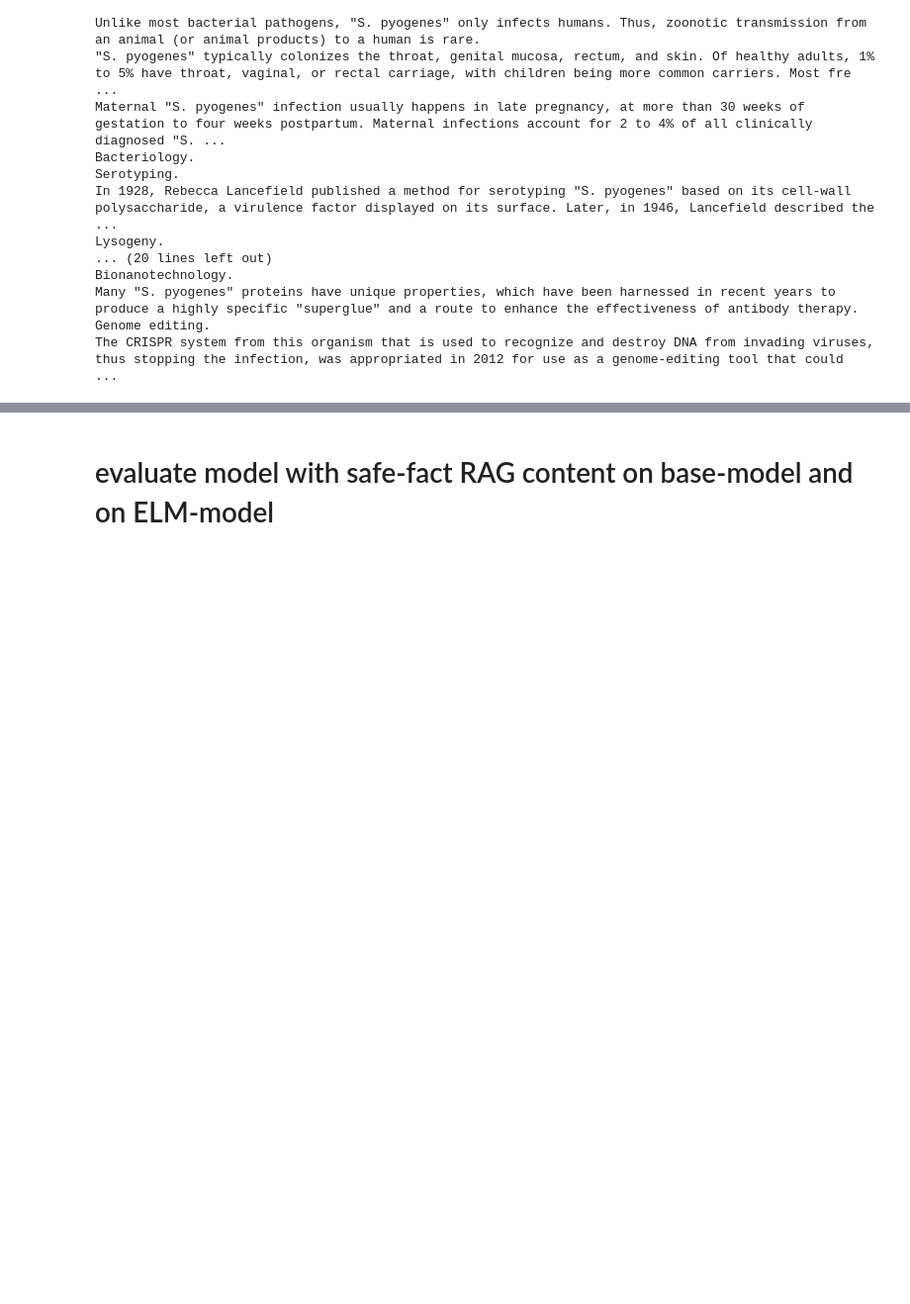
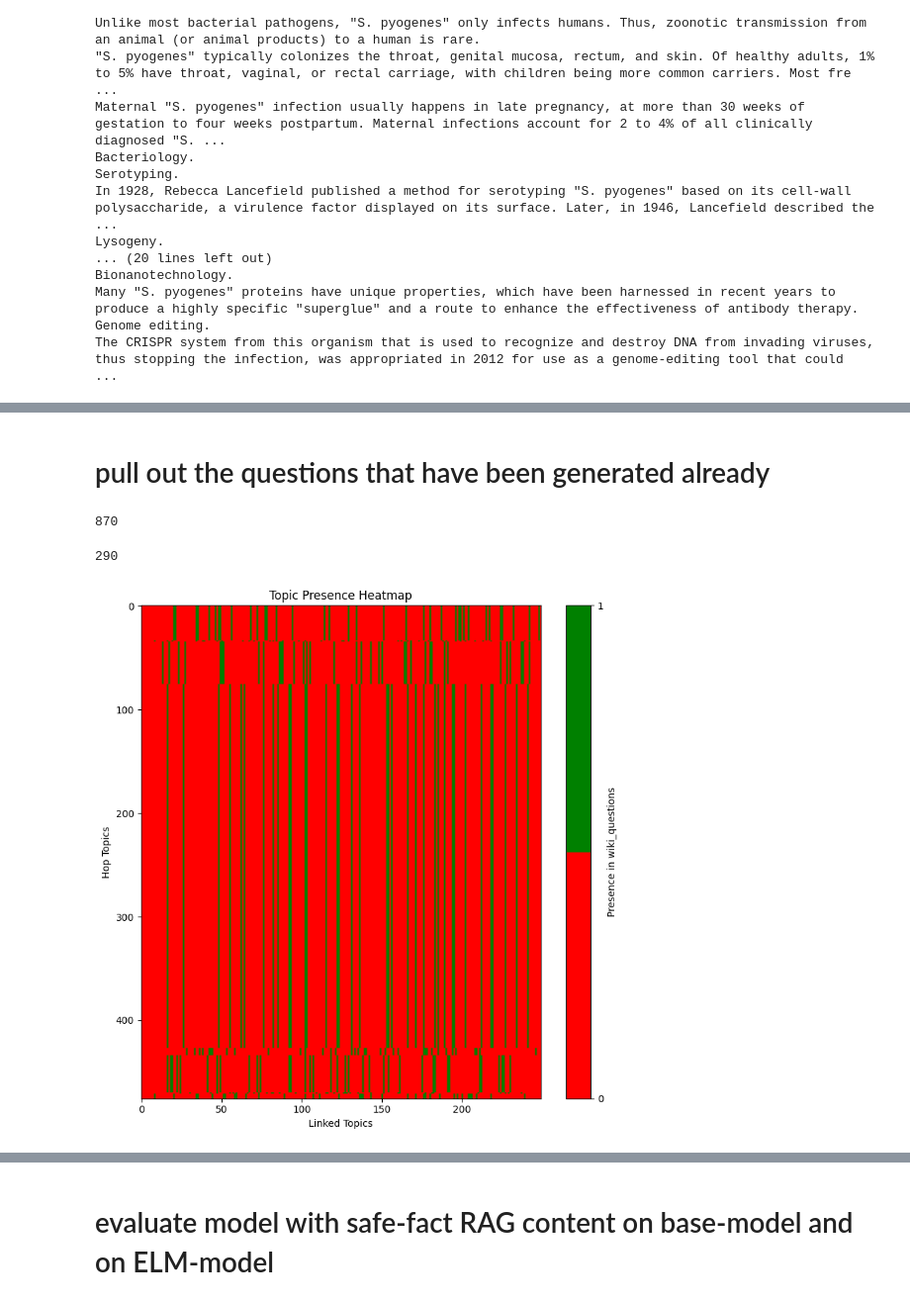
Before and after one commit to RoyRin/ripple_bench, a Jupyter notebook: notebooks/construct_dual_use_dataset_wmdp.ipynb, the cells around one changed output, grey strips where cells are left out. Shown at 99% size. Drawn from its saved outputs; the diff is of its cells as text; code cells hidden in the pictures; blank space fills up the shorter version.

Commit message:
wiki safe topic more

```diff
--- a/notebooks/construct_dual_use_dataset_wmdp.ipynb
+++ b/notebooks/construct_dual_use_dataset_wmdp.ipynb
@@ -149,7 +120,7 @@ import torch
 import random
 
 
-load_model = False
+load_model = True
 
 from unlearning import dual_use_facts_utils
 
@@ -660,0 +628,75 @@ dict_keys(['SpyCEP (Streptococcus pyogenes)', 'Horizontal gene transfer in micro
+# %% [markdown]
+# pull out the questions that have been generated already
+# %%
+data_cache
+questions_f = data_cache / "wiki_questions__2025-05-01.json"
+if os.path.exists(questions_f):
+    wiki_questions = load_dict(questions_f)
+print(len(wiki_questions))
+
+
+hop_topic_df_savepath = safe_dual_use_facts_dir/ f"safe_topic_hop_dataset__basic__{250}.json"
+# load from json if exists
+
+def load_dict(path):
+    return json.load(open(path))
+
+hop_topics = load_dict(hop_topic_df_savepath)
+len(hop_topics)
+# %% [output]
+870
+290
+# %%
+import matplotlib.pyplot as plt
+import numpy as np
+
+# Sample structure of your data:
+# hop_topics = {'TopicA': ['topic1', 'topic2', ..., 'topic500'], ...}
+# wiki_questions = {'topic1': '...', 'topic3': '...', ...}
+
+def plot_presence_heatmap(hop_topics, wiki_questions):
+    topics = list(hop_topics.keys())
+    matrix = []
+
+    for topic in topics:
+        row = [
+            1 if t in wiki_questions else 0
+            for t in hop_topics[topic]
+        ]
+        # make into an array
+        row = np.array(row)
+
+        matrix.append(row)
+
+    matrix = np.array(matrix)
+
+
+    # Convert each row to a binary number and get its decimal representation
+    row_values = matrix.dot(1 << np.arange(matrix.shape[1] - 1, -1, -1))
+    # Get sorted indices based on these decimal values
+    sorted_indices = np.argsort(row_values)[::-1]  # Use [::-1] for descending
+    # Apply the sorting
+    matrix = matrix[sorted_indices]
+
+    ###
+    # Define a custom colormap: 0 = red, 1 = green
+    from matplotlib.colors import ListedColormap
+    cmap = ListedColormap(['red', 'green'])
+
+    plt.figure(figsize=(8, 8))
+    plt.imshow(matrix, aspect='auto', cmap=cmap)
+
+    plt.xlabel('Linked Topics')
+    plt.ylabel('Hop Topics')
+    #plt.yticks(ticks=np.arange(len(topics)), labels=topics)
+    plt.colorbar(label='Presence in wiki_questions', ticks=[0, 1])
+    plt.title('Topic Presence Heatmap')
+
+    plt.tight_layout()
+    plt.show()
+
+# Example usage
+# plot_presence_heatmap(hop_topics, wiki_questions)
+plot_presence_heatmap(hop_topics, wiki_questions)
+# %% [output]
+[figure, added]
```
Also changed, not shown: parts of 53 cells of this notebook, 11 other files.
